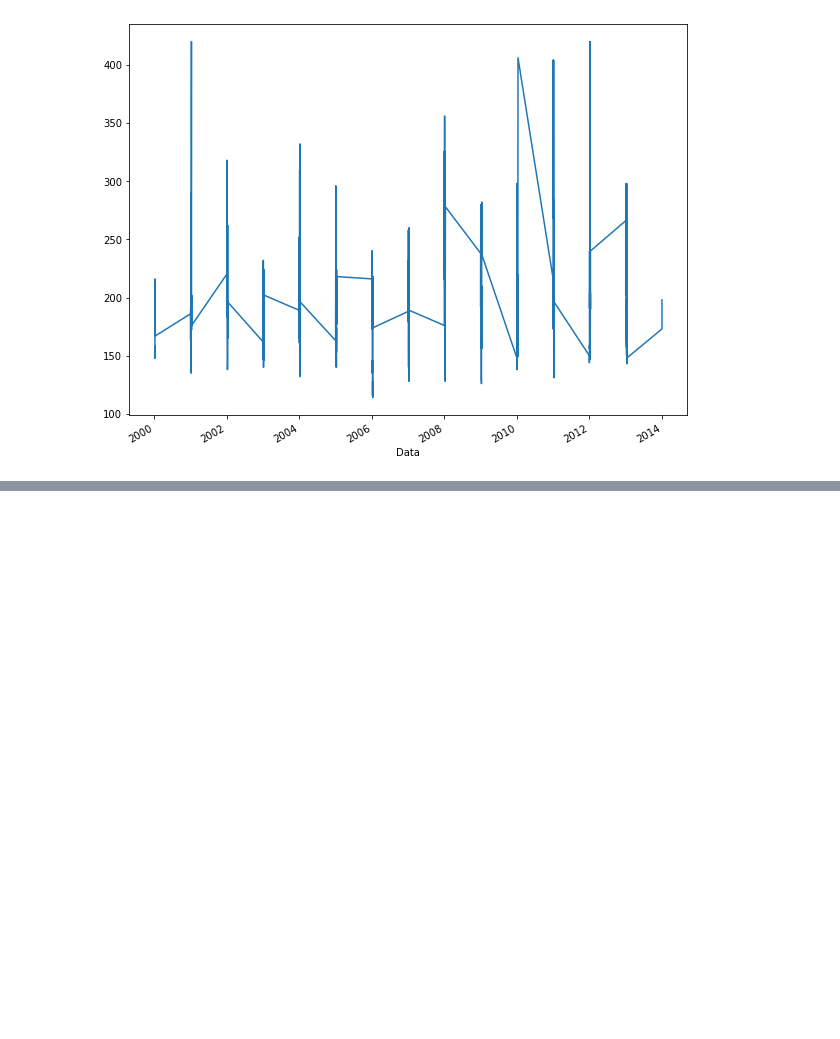
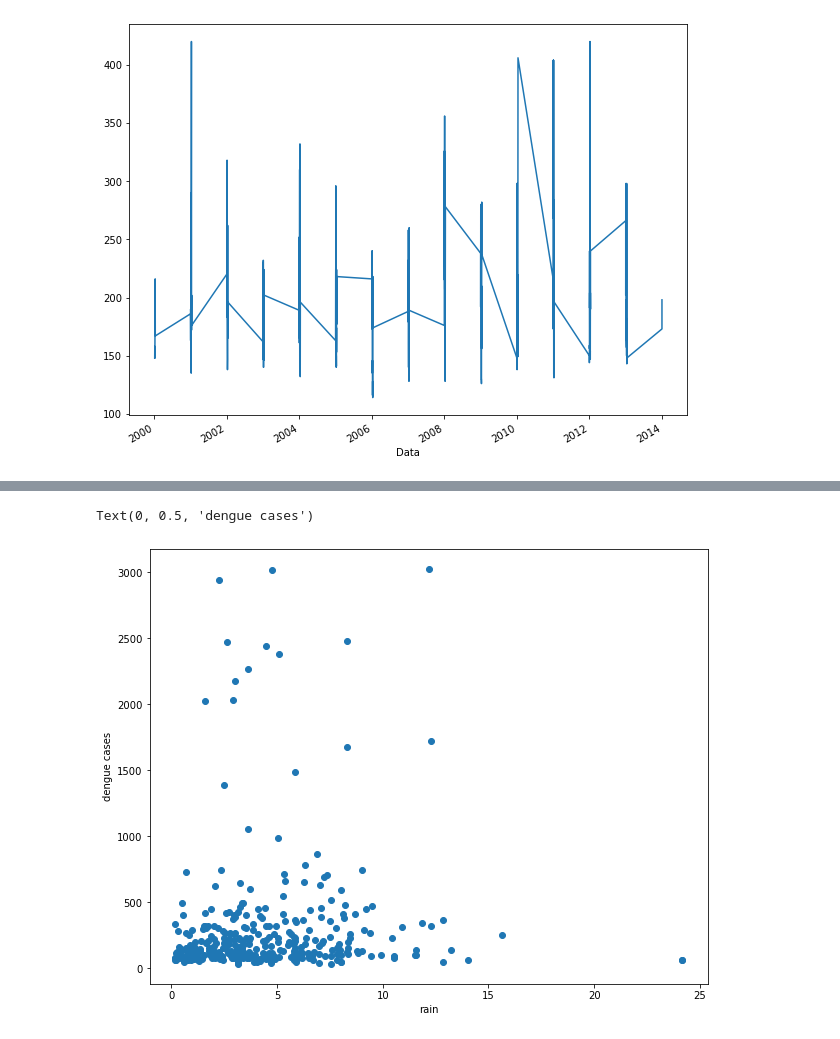
Before and after one commit to fccoelho/sistemas_dinamicos_aplicados, a Jupyter notebook: Sage/Causality in Dynamical Sysytems- Application.ipynb, the cells around one changed output, grey strips where cells are left out. Saved outputs shown, nothing was run; the diff lists cells and outputs as text; code cells hidden in the pictures; blank space fills up the shorter version.

```diff
--- a/Sage/Causality in Dynamical Sysytems- Application.ipynb
+++ b/Sage/Causality in Dynamical Sysytems- Application.ipynb
@@ -397,0 +416,7 @@ nivagua.Maxima.dropna().plot()
+# %%
+pylab.scatter(rain.loc['2013-01-06':'2019-12-29'].values[:,0], dengueseries[:-1])
+pylab.xlabel('rain')
+pylab.ylabel('dengue cases')
+# %% [output]
+Text(0, 0.5, 'dengue cases')
+[figure, added]
```
Also changed, not shown: parts of 12 cells of this notebook.
